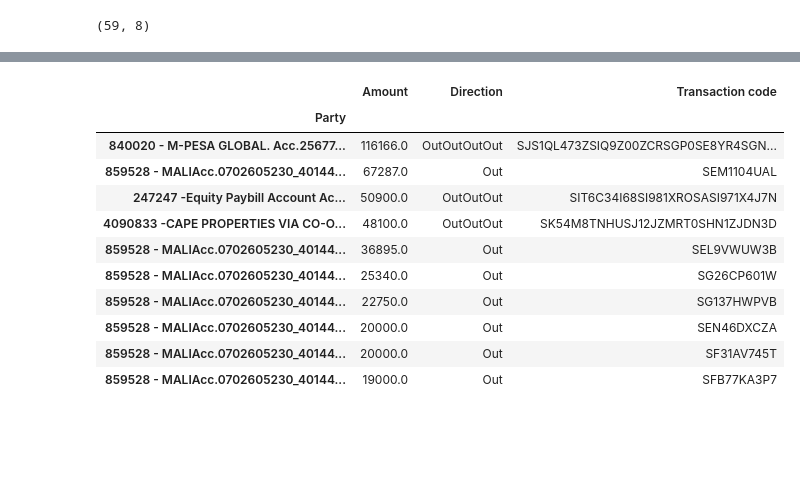
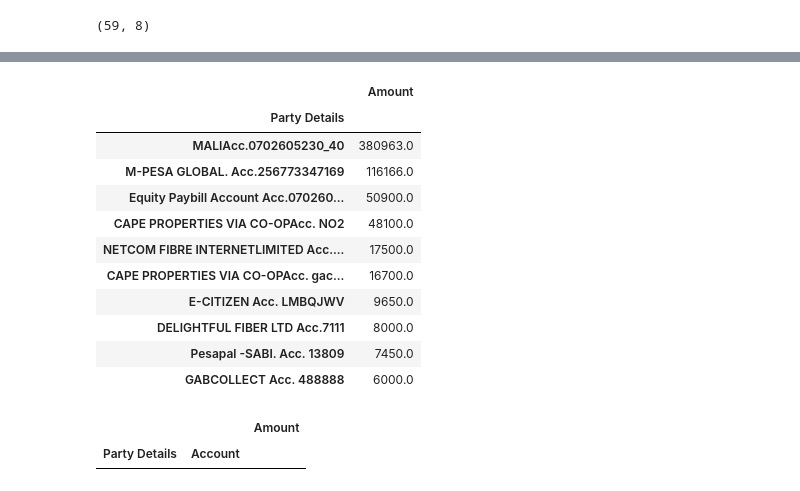
Before and after one commit to Addyzee/statement-app, a Jupyter notebook: api/temp.ipynb, the cells around one changed output, grey strips where cells are left out. Drawn from its saved outputs; the diff is of its cells as text; code cells hidden in the pictures; blank space fills up the shorter version.

```diff
--- a/api/temp.ipynb
+++ b/api/temp.ipynb
@@ -112,15 +168,20 @@ array(['Safaricom'], dtype=object)
 # %%
-transactions.loc[transactions["Type"] == "Paybill",["Amount","Party","Direction","Transaction code"]].groupby('Party',group_keys=False).sum().nlargest(10,"Amount")
+transactions.loc[(transactions["Type"] == "Paybill") & (transactions["Direction"]=="Out"),["Amount","Party Details"]].groupby('Party Details',group_keys=False).sum().nlargest(10,"Amount")
 # %% [output]
-|  | Amount | Direction | Transaction code |
-| Party |  |  |  |
-| 840020 - M-PESA GLOBAL. Acc.25677... | 116166.0 | OutOutOutOut | SJS1QL473ZSIQ9Z00ZCRSGP0SE8YR4SGN... |
-| 859528 - MALIAcc.0702605230_40144... | 67287.0 | Out | SEM1104UAL |
-| 247247 -Equity Paybill Account Ac... | 50900.0 | OutOutOut | SIT6C34I68SI981XROSASI971X4J7N |
-| 4090833 -CAPE PROPERTIES VIA CO-O... | 48100.0 | OutOutOut | SK54M8TNHUSJ12JZMRT0SHN1ZJDN3D |
-| 859528 - MALIAcc.0702605230_40144... | 36895.0 | Out | SEL9VWUW3B |
-| 859528 - MALIAcc.0702605230_40144... | 25340.0 | Out | SG26CP601W |
-| 859528 - MALIAcc.0702605230_40144... | 22750.0 | Out | SG137HWPVB |
-| 859528 - MALIAcc.0702605230_40144... | 20000.0 | Out | SEN46DXCZA |
-| 859528 - MALIAcc.0702605230_40144... | 20000.0 | Out | SF31AV745T |
-| 859528 - MALIAcc.0702605230_40144... | 19000.0 | Out | SFB77KA3P7 |
+|  | Amount |
+| Party Details |  |
+| MALIAcc.0702605230_40 | 380963.0 |
+| M-PESA GLOBAL. Acc.256773347169 | 116166.0 |
+| Equity Paybill Account Acc.070260... | 50900.0 |
+| CAPE PROPERTIES VIA CO-OPAcc. NO2 | 48100.0 |
+| NETCOM FIBRE INTERNETLIMITED Acc.... | 17500.0 |
+| CAPE PROPERTIES VIA CO-OPAcc. gac... | 16700.0 |
+| E-CITIZEN Acc. LMBQJWV | 9650.0 |
+| DELIGHTFUL FIBER LTD Acc.7111 | 8000.0 |
+| Pesapal -SABI. Acc. 13809 | 7450.0 |
+| GABCOLLECT Acc. 488888 | 6000.0 |
+# %%
+transactions.loc[transactions["Type"] == "Send Money",["Amount","Party Details",'Account']].groupby(['Party Details','Account']).sum().nlargest(10,"Amount")
+# %% [output]
+|  |  | Amount |
+| Party Details | Account |  |
```
Also changed, not shown: parts of 13 cells of this notebook, 3 other files.
